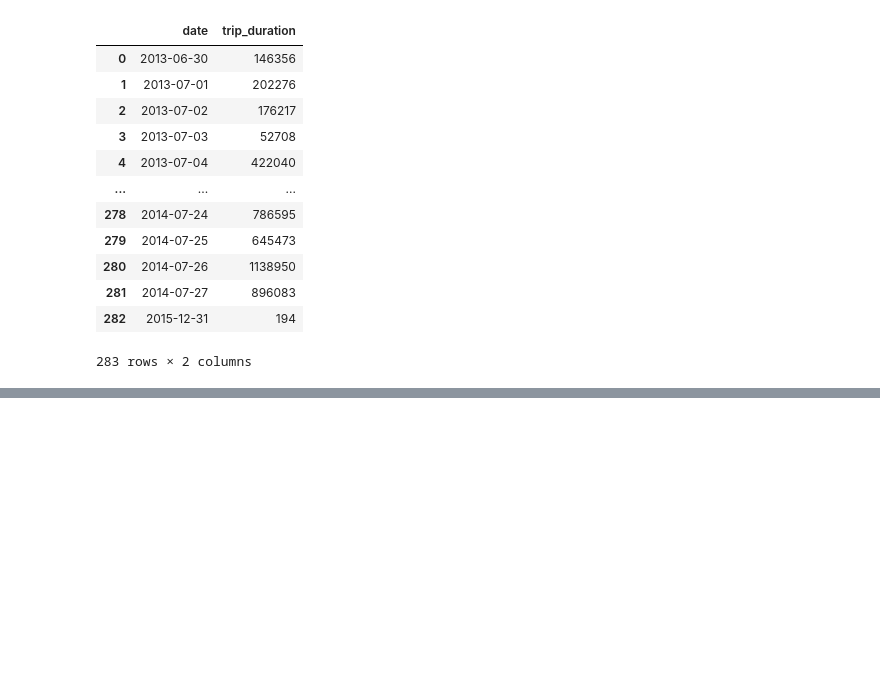
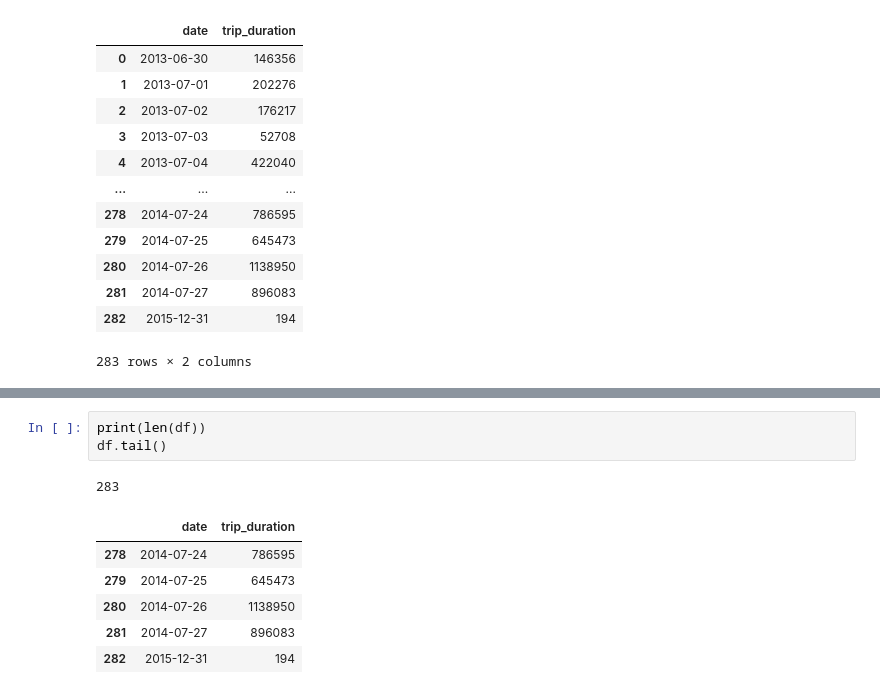
Before and after one commit to astrodestroyergithub/Divvy-Bike-Share, a Jupyter notebook: CODE/darts_exploration.ipynb, the cells around one changed output, grey strips where cells are left out. Cells and saved outputs as stored; diff of their text form; blank space fills up the shorter version.

```diff
--- a/CODE/darts_exploration.ipynb
+++ b/CODE/darts_exploration.ipynb
@@ -53,0 +56,11 @@ series.plot()
+# %%
+print(len(df))
+df.tail()
+# %% [output]
+283
+|  | date | trip_duration |
+| 278 | 2014-07-24 | 786595 |
+| 279 | 2014-07-25 | 645473 |
+| 280 | 2014-07-26 | 1138950 |
+| 281 | 2014-07-27 | 896083 |
+| 282 | 2015-12-31 | 194 |
```
Also changed, not shown: parts of 10 cells of this notebook.
